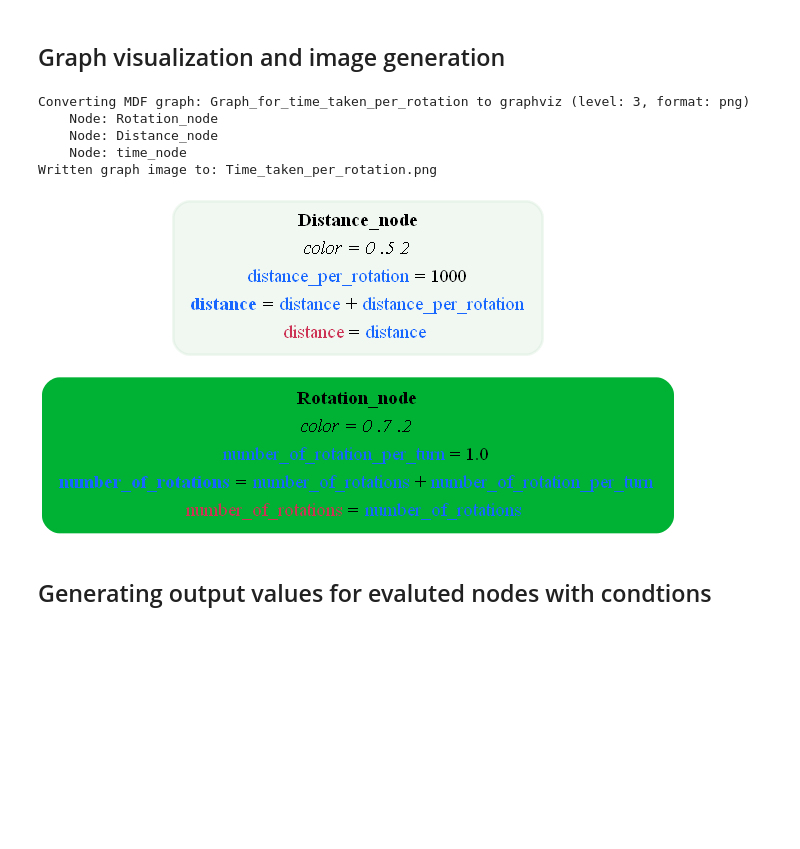
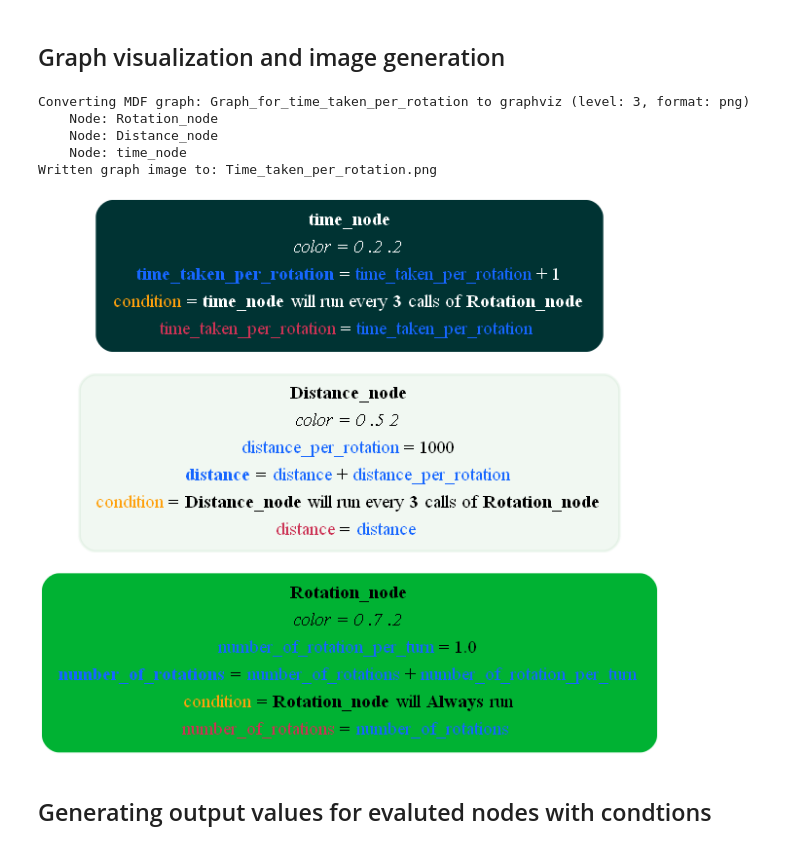
Before and after one commit to ModECI/MDF, a Jupyter notebook: Outreachy_application/SimpleExample_task/SimpleExample.ipynb, the cells around one changed output. Drawn from its saved outputs; the diff is of its cells as text; code cells hidden in the pictures; blank space fills up the shorter version.

Commit message:
added corect graph image

```diff
--- a/Outreachy_application/SimpleExample_task/SimpleExample.ipynb
+++ b/Outreachy_application/SimpleExample_task/SimpleExample.ipynb
@@ -543,23 +543,23 @@ Graph_for_time_taken_per_rotation:
 # %%
 # Graph generation
 my_model_three.to_graph_image(
                                     engine = "dot",
                                     output_format = "png",
                                     view_on_render = False,
                                     level = 3,
                                     filename_root = "Time_taken_per_rotation",
                                     is_horizontal = True,
                                     solid_color = True
                                     )
 #Graph visualization
-Image(filename = "Distance_traveled.png")
+Image(filename = "Time_taken_per_rotation.png")
 # %% [output]
 Converting MDF graph: Graph_for_time_taken_per_rotation to graphviz (level: 3, format: png)
     Node: Rotation_node
     Node: Distance_node
     Node: time_node
 Written graph image to: Time_taken_per_rotation.png
-[figure, old version]
+[figure, new version]
 # %% [markdown]
 ## Generating output values for evaluted nodes  with condtions
 # %%
```
Also changed, not shown: parts of 5 cells of this notebook.
